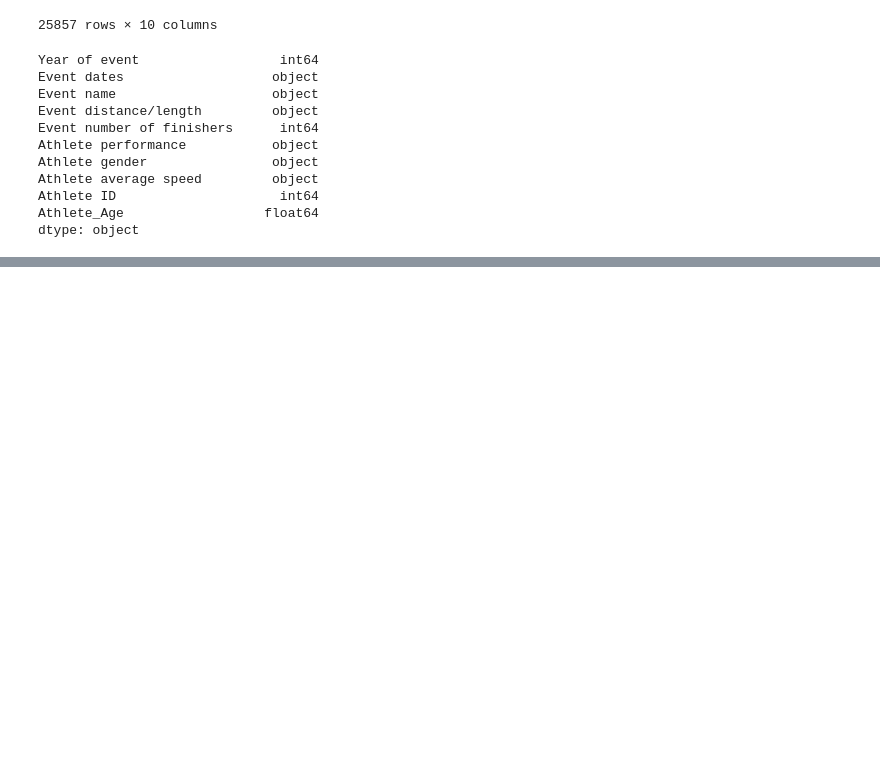
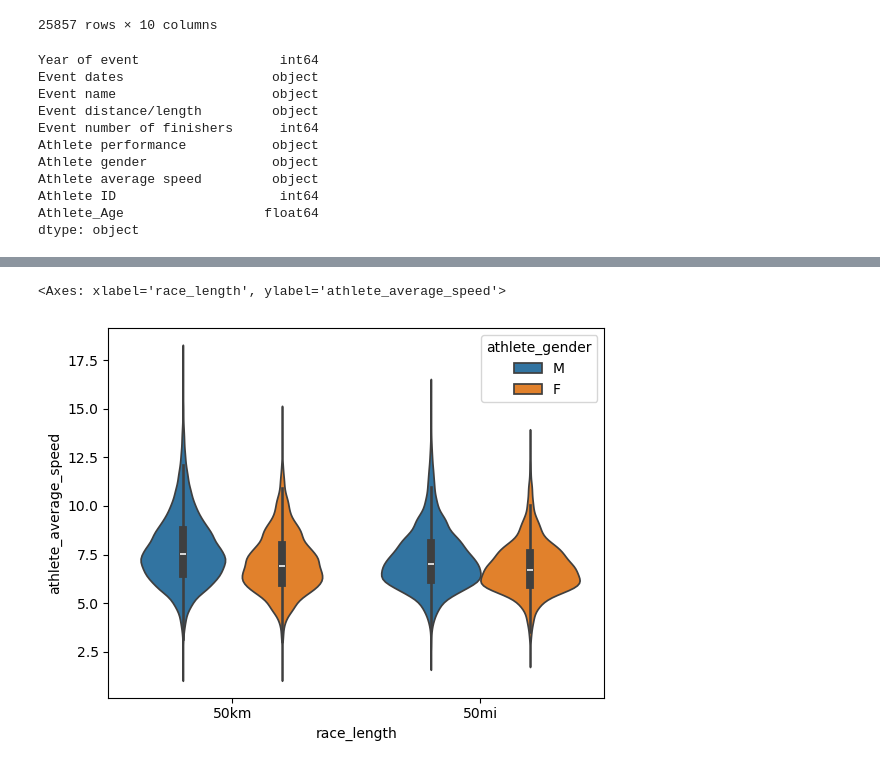
Before and after one commit to adisring/Ultra-Marathon-Analysis, a Jupyter notebook: UltraMarathon.ipynb, the cells around one changed output, grey strips where cells are left out. Cells and saved outputs as stored; diff of their text form; code cells hidden in the pictures; blank space fills up the shorter version.

```diff
--- a/UltraMarathon.ipynb
+++ b/UltraMarathon.ipynb
@@ -378,0 +482,5 @@ dtype: object
+# %%
+sns.violinplot(data = df3, x='race_length',y = 'athlete_average_speed', hue = 'athlete_gender')
+# %% [output]
+<Axes: xlabel='race_length', ylabel='athlete_average_speed'>
+[figure, added]
```
Also changed, not shown: parts of 39 cells of this notebook.
